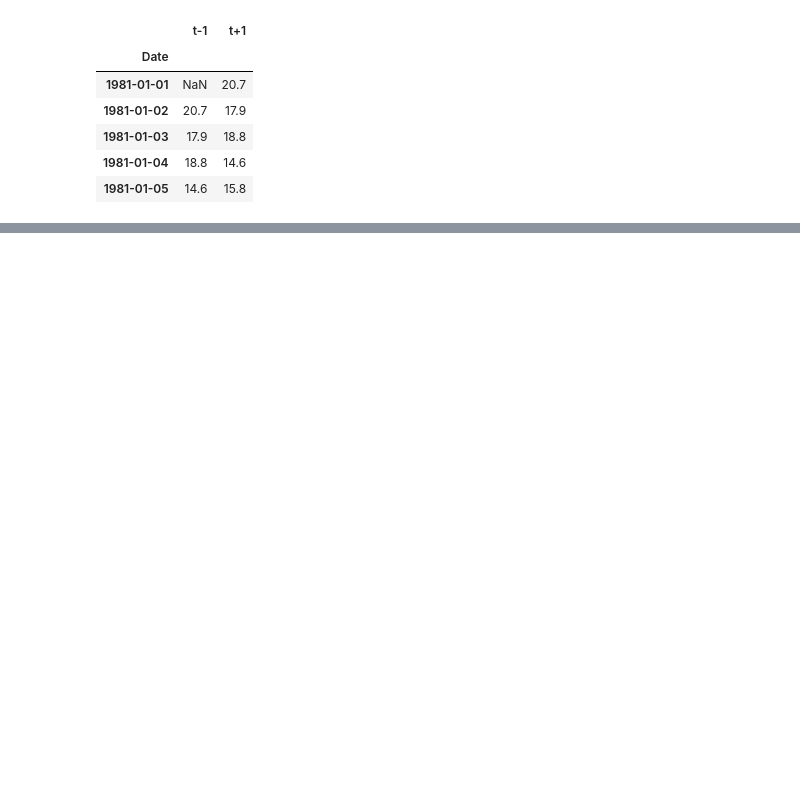
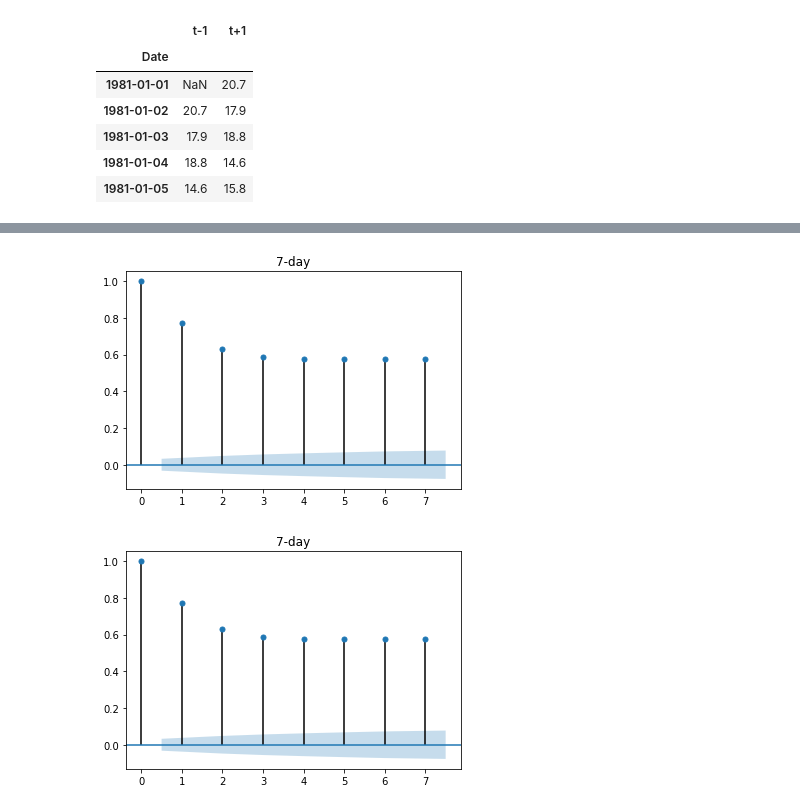
Before and after one commit to drbwa/timeserieseda, a Jupyter notebook: time-series-feature-generation/ts-classification.ipynb, the cells around one changed output, grey strips where cells are left out. Drawn from its saved outputs; the diff is of its cells as text; code cells hidden in the pictures; blank space fills up the shorter version.

```diff
--- a/time-series-feature-generation/ts-classification.ipynb
+++ b/time-series-feature-generation/ts-classification.ipynb
@@ -69,0 +106,5 @@ data_shifted_1.head()
+# %%
+plot_acf(data["Temp"], alpha=.05, lags=7, title="7-day")
+# %% [output]
+[figure, added]
+[figure, added]
```
Also changed, not shown: parts of 23 cells of this notebook, 1 other file.
